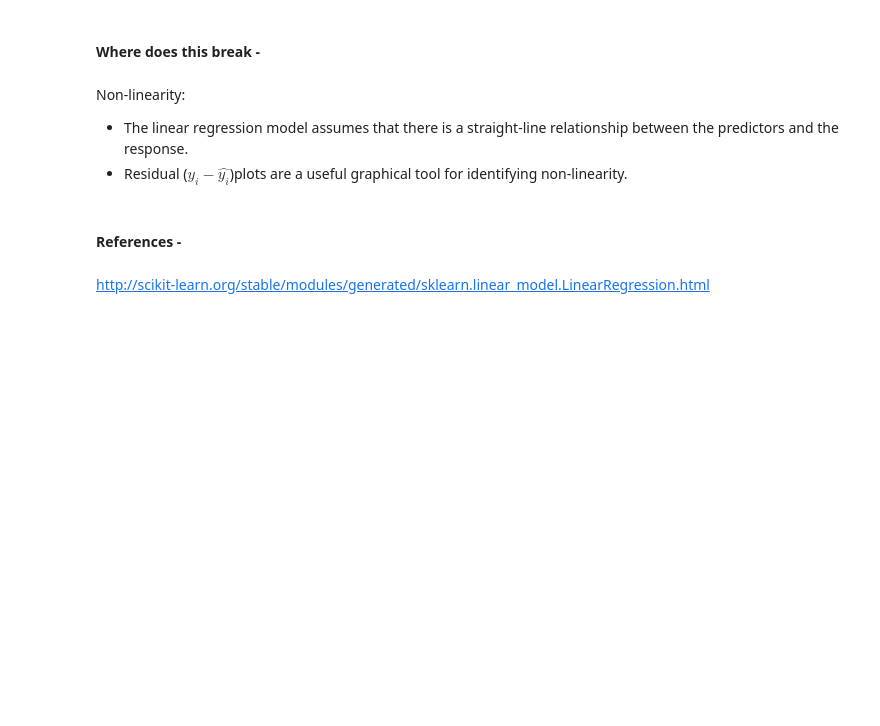
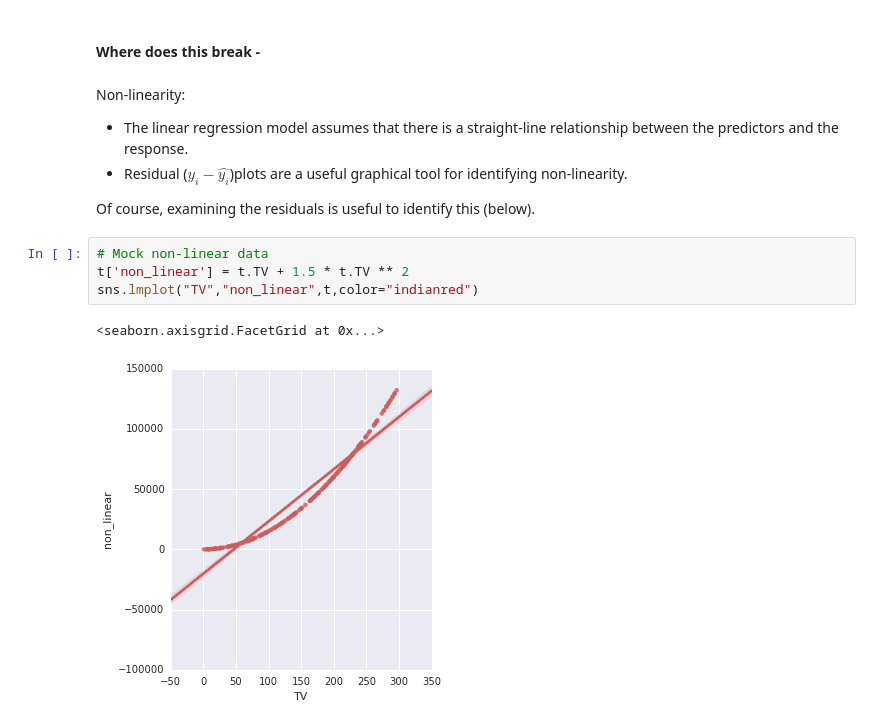
Before and after one commit to lmart999/CS229_ISL, a Jupyter notebook: Linear Regression.ipynb, the cells around one changed output. Cells and saved outputs as stored; diff of their text form; blank space fills up the shorter version.

```diff
--- a/Linear Regression.ipynb
+++ b/Linear Regression.ipynb
@@ -334,7 +367,12 @@ Non-linearity:
 
 * The linear regression model assumes that there is a straight-line relationship between the predictors and the response.
 * Residual ($y_i - \hat{y_i}$)plots are a useful graphical tool for identifying non-linearity.
+
+Of course, examining the residuals is useful to identify this (below).
-# %% [markdown]
-#### References -
-# %% [markdown]
-http://scikit-learn.org/stable/modules/generated/sklearn.linear_model.LinearRegression.html
+# %%
+# Mock non-linear data
+t['non_linear'] = t.TV + 1.5 * t.TV ** 2
+sns.lmplot("TV","non_linear",t,color="indianred")
+# %% [output]
+<seaborn.axisgrid.FacetGrid at 0x...>
+[figure, added]
```
Also changed, not shown: parts of 29 cells of this notebook.
